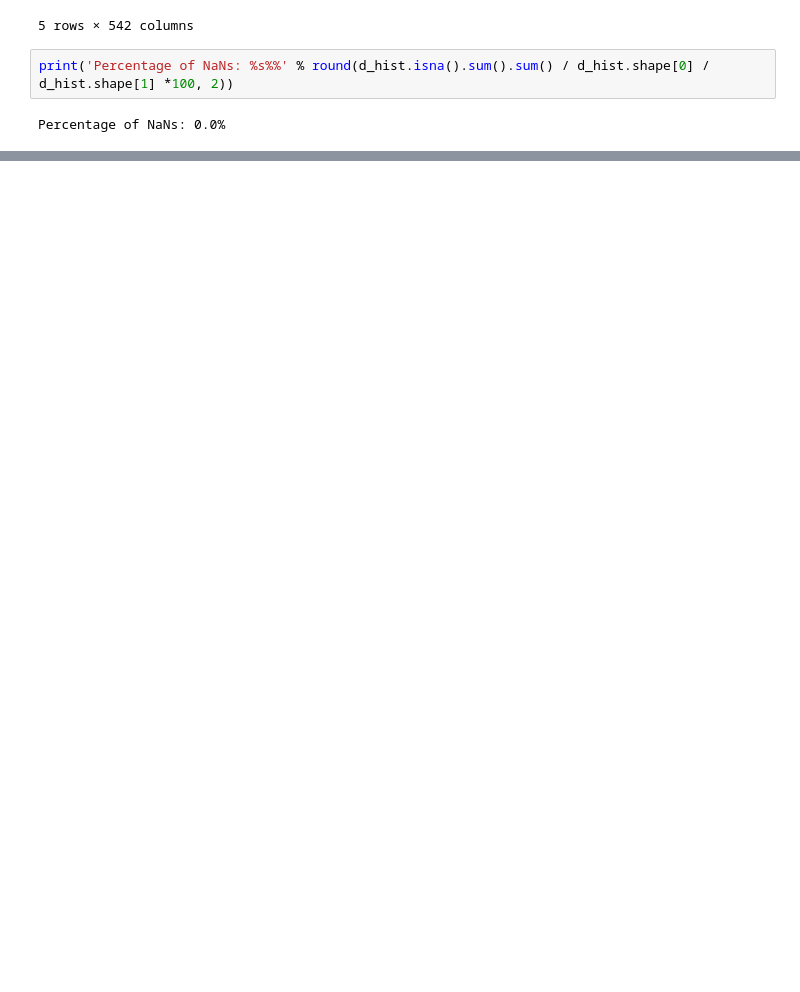
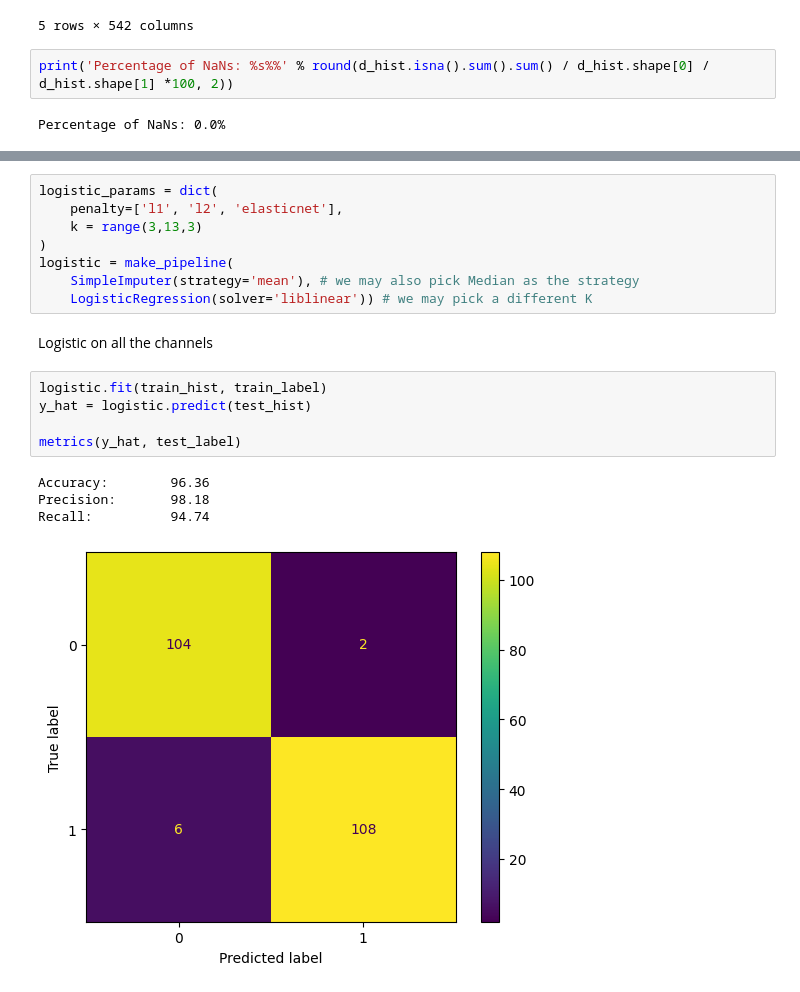
Before and after one commit to jonasbarth/fds-2022-final-project, a Jupyter notebook: hoc.ipynb, the cells around one changed output, grey strips where cells are left out. Drawn from its saved outputs; the diff is of its cells as text; blank space fills up the shorter version.

```diff
--- a/hoc.ipynb
+++ b/hoc.ipynb
@@ -247,0 +273,20 @@ NotFittedError: This SimpleImputer instance is not fitted yet. Call 'fit' with a
+# %%
+logistic_params = dict(
+    penalty=['l1', 'l2', 'elasticnet'],
+    k = range(3,13,3)
+)
+logistic = make_pipeline(
+    SimpleImputer(strategy='mean'), # we may also pick Median as the strategy
+    LogisticRegression(solver='liblinear')) # we may pick a different K
+# %% [markdown]
+Logistic on all the channels
+# %%
+logistic.fit(train_hist, train_label)
+y_hat = logistic.predict(test_hist)
+
+metrics(y_hat, test_label)
+# %% [output]
+Accuracy:        96.36
+Precision:       98.18
+Recall:          94.74
+[figure, added]
```
Also changed, not shown: parts of 11 cells of this notebook.
